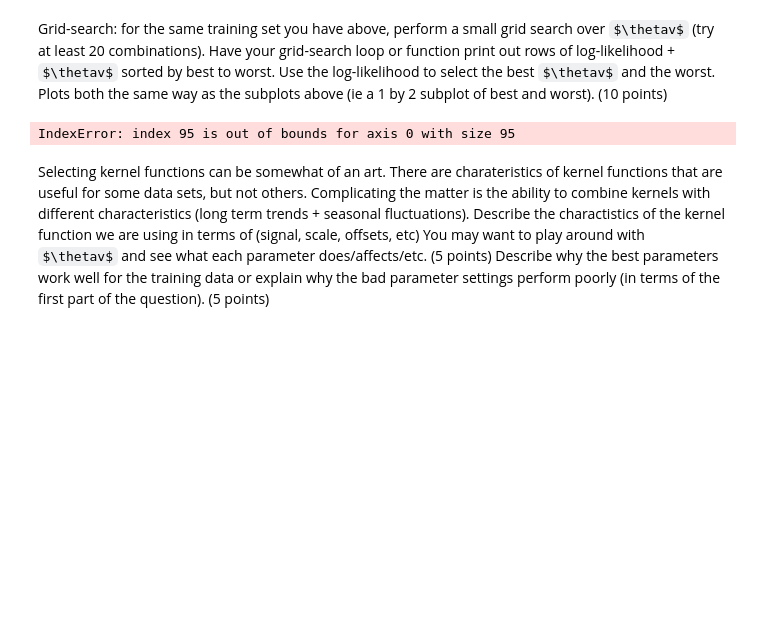
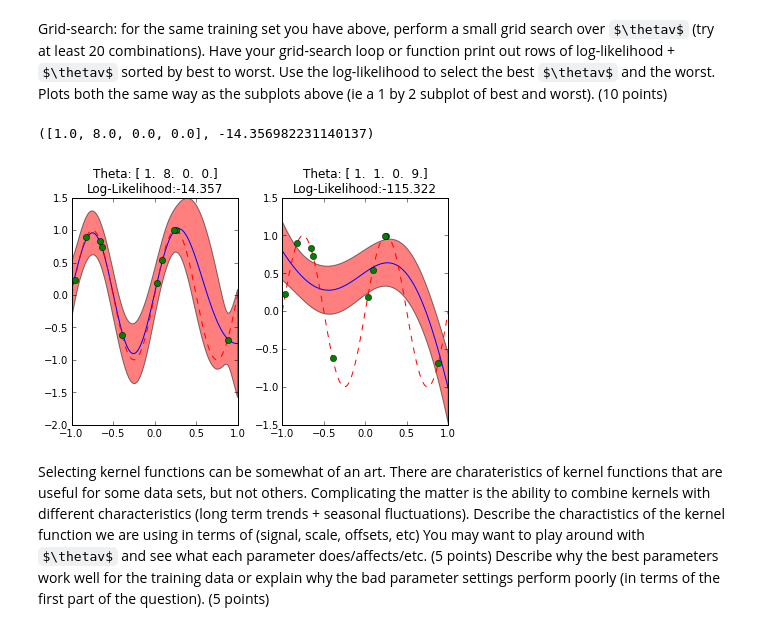
Before and after one commit to jaivalis/MLPR-Labs, a Jupyter notebook: Lab3/Lab3A-class.ipynb, the cells around one changed output. Drawn from its saved outputs; the diff is of its cells as text; code cells hidden in the pictures; some formulas as TeX source; blank space fills up the shorter version.

```diff
--- a/Lab3/Lab3A-class.ipynb
+++ b/Lab3/Lab3A-class.ipynb
@@ -370,7 +370,7 @@ Grid-search: for the same training set you have above, perform a small grid sear
 # %%
 # TODO: is this really correct?
 def grid_search(x_train, t_train):
-    all_likelihoods = np.zeros(98,dtype=[('thetas', 'f4',(4)), ('loglikelihood', np.float32)])
+    all_likelihoods = np.zeros(96,dtype=[('thetas', 'f4',(4)), ('loglikelihood', np.float32)])
     #print all_likelihoods
     #x = np.zeros(3, dtype=[('x','f4'),('y',np.float32),('value','f4',(2,2))])
     r = 0
@@ -399,35 +399,36 @@ def plot_outliers( all_likelihoods, x_train, t_train ) :
 
 
     subplot = 0
     for thetas in thetaCombinations:
         pred = gp_predictive_distribution(x_train10Points, t_train10Points, x_test, thetas)
         var_test = pred[4]
         mu_test = pred[3]
         # the reason for the manipulation is to allow plots separating model and data stddevs.
         std_total = np.sqrt(np.diag(var_test))         # includes all uncertainty, model and target noise
         std_model = np.sqrt( std_total**2 - 1.0/beta ) # remove data noise to get model uncertainty in stddev
         std_combo = std_model + np.sqrt( 1.0/beta )    # add stddev (note: not the same as full)
 
         # make title
-        title = 'Theta: ' + str(thetas) + '\nLog-Likelihood:' + str(round(gp_log_likelihood(x_train2Points, t_train2Points, thetas),3))
+        title = 'Theta: ' + str(thetas) + '\nLog-Likelihood:' + str(round(gp_log_likelihood(x_train, t_train, thetas),3))
 
         exp_y = true_mean_function( x_test )#expected value of y = true mean function?
         plt.subplot(1, 2, subplot)
         plt.title(title)
         plt.plot(x_test, mu_test, '-')
         plt.plot(x_test, exp_y, 'r--')
         plt.plot(x_train10Points, t_train10Points, 'o')
         plt.fill_between(x_test, mu_test + 2 * std_combo, mu_test - 2 * std_combo, facecolor ='red', alpha=0.5)
         plt.tight_layout()
 
         subplot += 1
     plt.show()
 
 #print grid_search(x_train10Points,t_train10Points)
 gSearch = grid_search( x_train10Points, t_train10Points )
 plot_outliers( gSearch, x_train10Points, t_train10Points )
 # %% [output]
-IndexError: index 95 is out of bounds for axis 0 with size 95
+([1.0, 8.0, 0.0, 0.0], -14.356982231140137)
+[figure, added]
 # %% [markdown]
 Selecting kernel functions can be somewhat of an art.  There are charateristics of kernel functions that are useful for some data sets, but not others.  Complicating the matter is the ability to combine kernels with different characteristics (long term trends + seasonal fluctuations).  Describe the charactistics of the kernel function we are using in terms of (signal, scale, offsets, etc) You may want to play around with $\thetav$ and see what each parameter does/affects/etc.  (5 points)  Describe why the best parameters work well for the training data or explain why the bad parameter settings perform poorly (in terms of the first part of the question).  (5 points)
 # %% [markdown]
```
